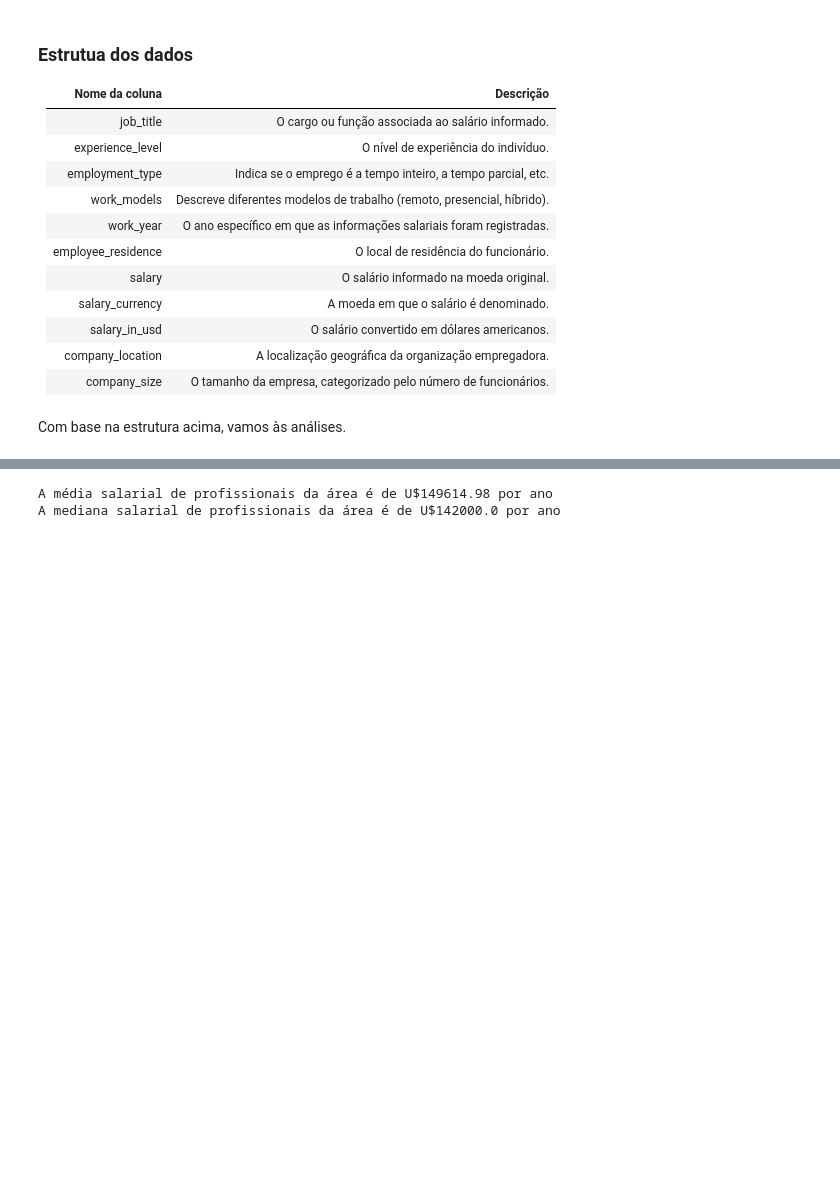
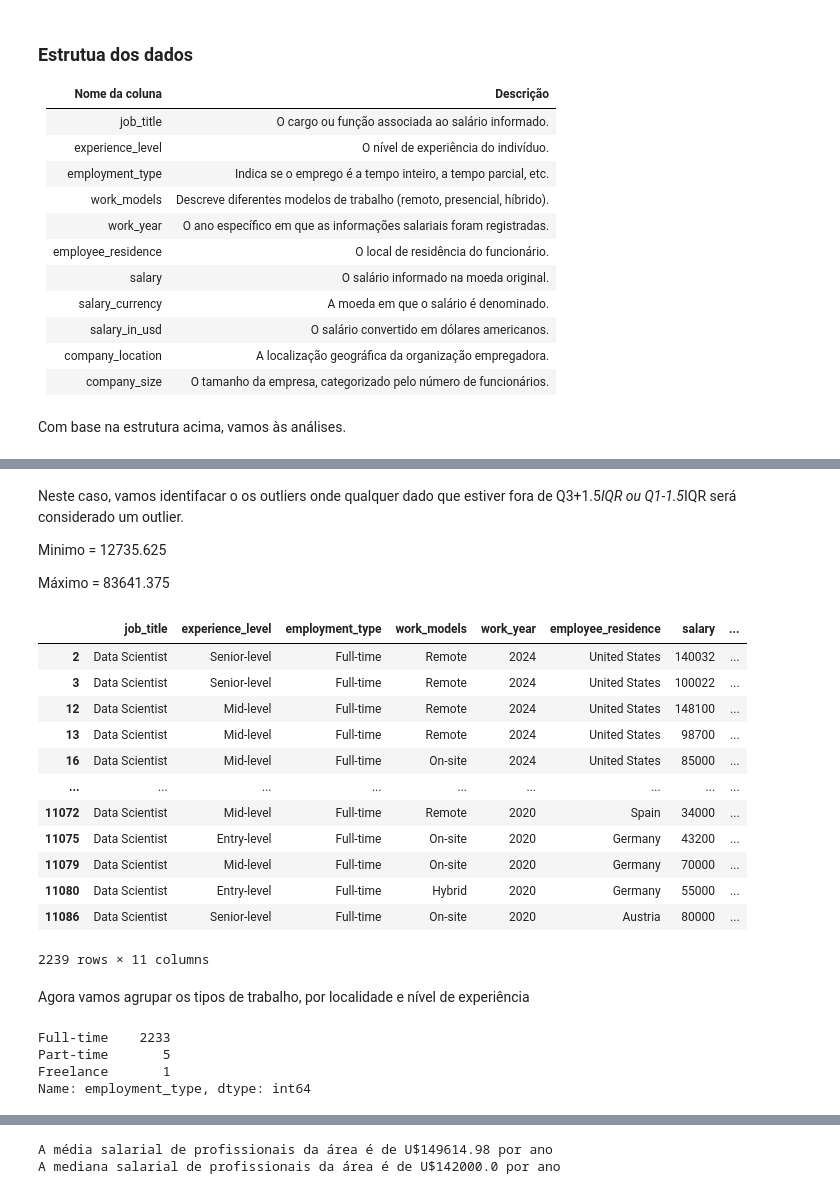
Before and after one commit to orafaelvinicius/Ada_tech, a Jupyter notebook: Tecnicas de programação I/Pasta Geral/Projeto/Projeto.ipynb, the cells around one changed output, grey strips where cells are left out. Drawn from its saved outputs; the diff is of its cells as text; code cells hidden in the pictures; blank space fills up the shorter version.

```diff
--- a/Tecnicas de programação I/Pasta Geral/Projeto/Projeto.ipynb
+++ b/Tecnicas de programação I/Pasta Geral/Projeto/Projeto.ipynb
@@ -104,0 +188,34 @@ Com base na estrutura acima, vamos às análises.
+# %% [markdown]
+Neste caso, vamos identifacar o os outliers onde qualquer dado que estiver fora de Q3+1.5*IQR ou Q1-1.5*IQR será considerado um outlier.
+
+Minimo = 12735.625
+
+Máximo = 83641.375
+# %%
+# Identificando os outliers através de funções
+
+df_sem_outliers = df_data_scientist[(df_data_scientist['salary_in_usd'] <= 296358) & (df_data_scientist['salary_in_usd'] >= 12735)]
+df_sem_outliers
+# %% [output]
+|  | job_title | experience_level | employment_type | work_models | work_year | employee_residence | salary | ... |
+| 2 | Data Scientist | Senior-level | Full-time | Remote | 2024 | United States | 140032 | ... |
+| 3 | Data Scientist | Senior-level | Full-time | Remote | 2024 | United States | 100022 | ... |
+| 12 | Data Scientist | Mid-level | Full-time | Remote | 2024 | United States | 148100 | ... |
+| 13 | Data Scientist | Mid-level | Full-time | Remote | 2024 | United States | 98700 | ... |
+| 16 | Data Scientist | Mid-level | Full-time | On-site | 2024 | United States | 85000 | ... |
+| ... | ... | ... | ... | ... | ... | ... | ... | ... |
+| 11072 | Data Scientist | Mid-level | Full-time | Remote | 2020 | Spain | 34000 | ... |
+| 11075 | Data Scientist | Entry-level | Full-time | On-site | 2020 | Germany | 43200 | ... |
+| 11079 | Data Scientist | Mid-level | Full-time | On-site | 2020 | Germany | 70000 | ... |
+| 11080 | Data Scientist | Entry-level | Full-time | Hybrid | 2020 | Germany | 55000 | ... |
+| 11086 | Data Scientist | Senior-level | Full-time | On-site | 2020 | Austria | 80000 | ... |
+2239 rows × 11 columns
+# %% [markdown]
+Agora vamos agrupar os tipos de trabalho, por localidade e nível de experiência
+# %%
+df_sem_outliers['employment_type'].value_counts()
+# %% [output]
+Full-time    2233
+Part-time       5
+Freelance       1
+Name: employment_type, dtype: int64
```
Also changed, not shown: parts of 23 cells of this notebook, 3 other files.
